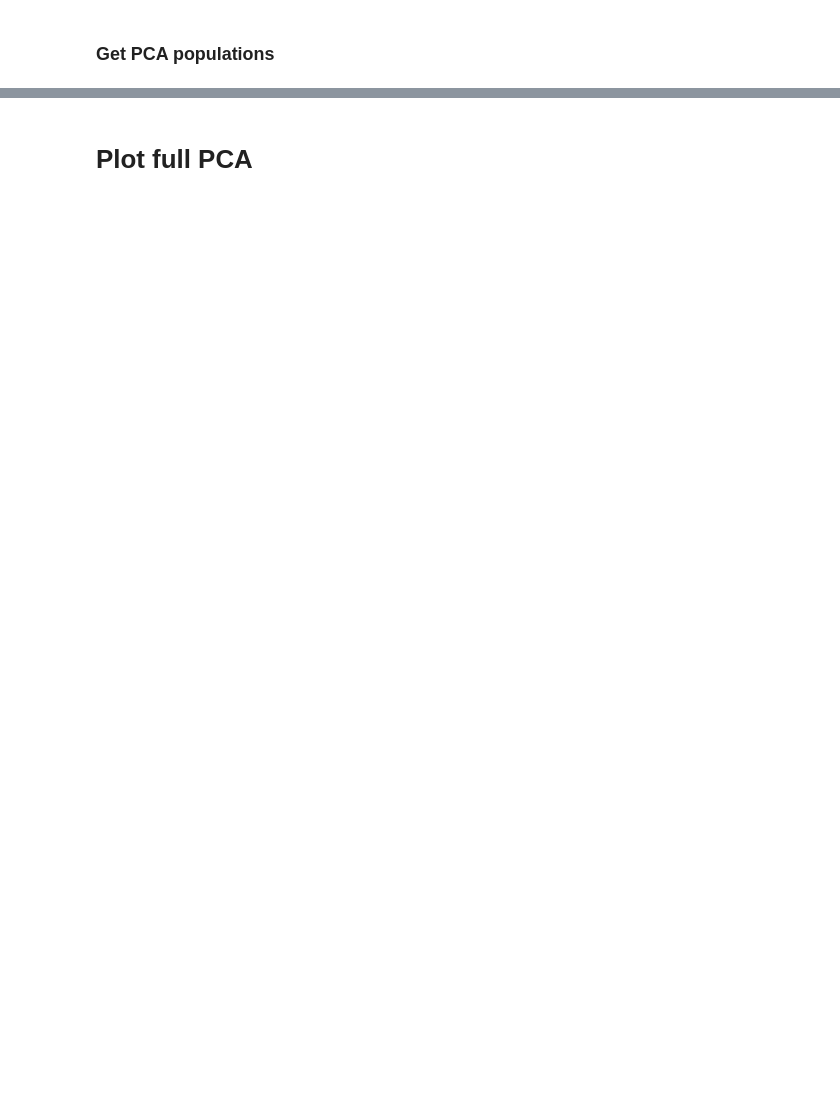
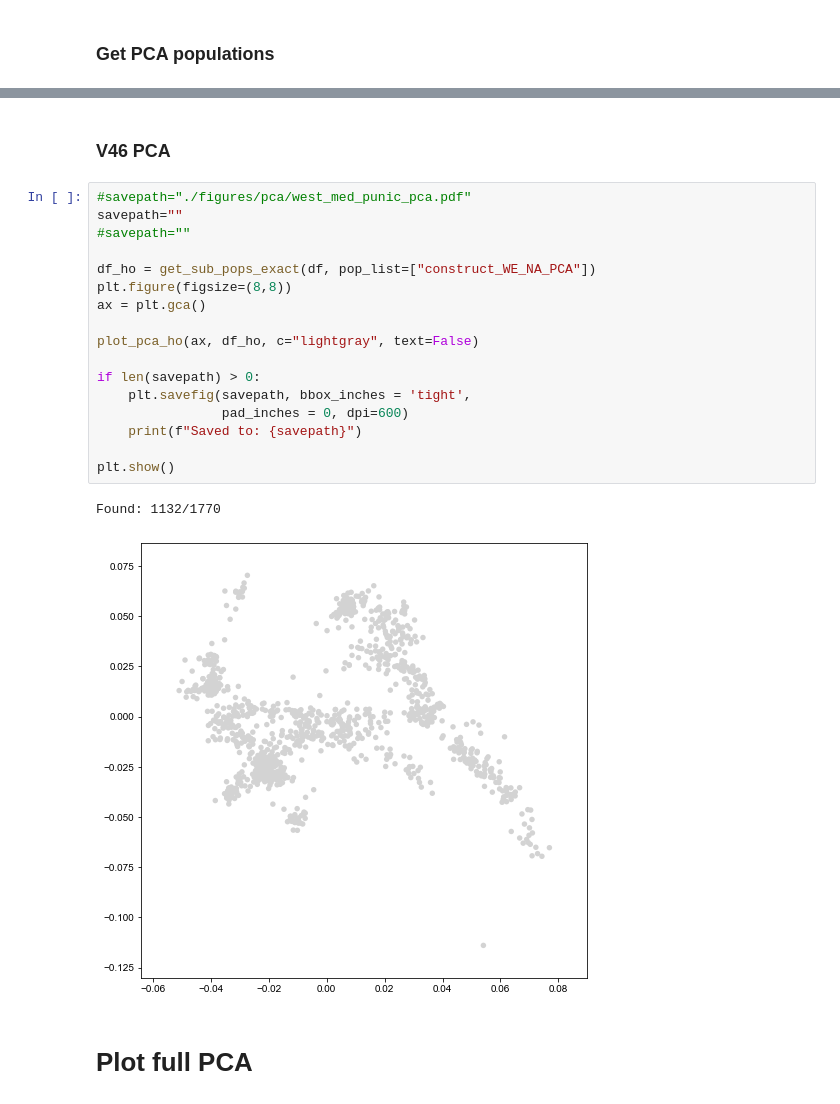
Before and after one commit to hringbauer/punic_aDNA, a Jupyter notebook: notebooks/pca/plot_pca.ipynb, the cells around one changed output, grey strips where cells are left out. Cells and saved outputs as stored; diff of their text form; blank space fills up the shorter version.

```diff
--- a/notebooks/pca/plot_pca.ipynb
+++ b/notebooks/pca/plot_pca.ipynb
@@ -182,2 +221,24 @@ Found: 1/1899
+# %% [markdown]
+### V46 PCA
+# %%
+#savepath="./figures/pca/west_med_punic_pca.pdf"
+savepath=""
+#savepath=""
+
+df_ho = get_sub_pops_exact(df, pop_list=["construct_WE_NA_PCA"])
+plt.figure(figsize=(8,8))
+ax = plt.gca()
+
+plot_pca_ho(ax, df_ho, c="lightgray", text=False)
+
+if len(savepath) > 0:
+    plt.savefig(savepath, bbox_inches = 'tight',
+                pad_inches = 0, dpi=600)
+    print(f"Saved to: {savepath}")
+
+plt.show()
+# %% [output]
+Found: 1132/1770
+[figure, added]
 # %% [markdown]
 # Plot full PCA
```
Also changed, not shown: parts of 27 cells of this notebook, 13 other files.
